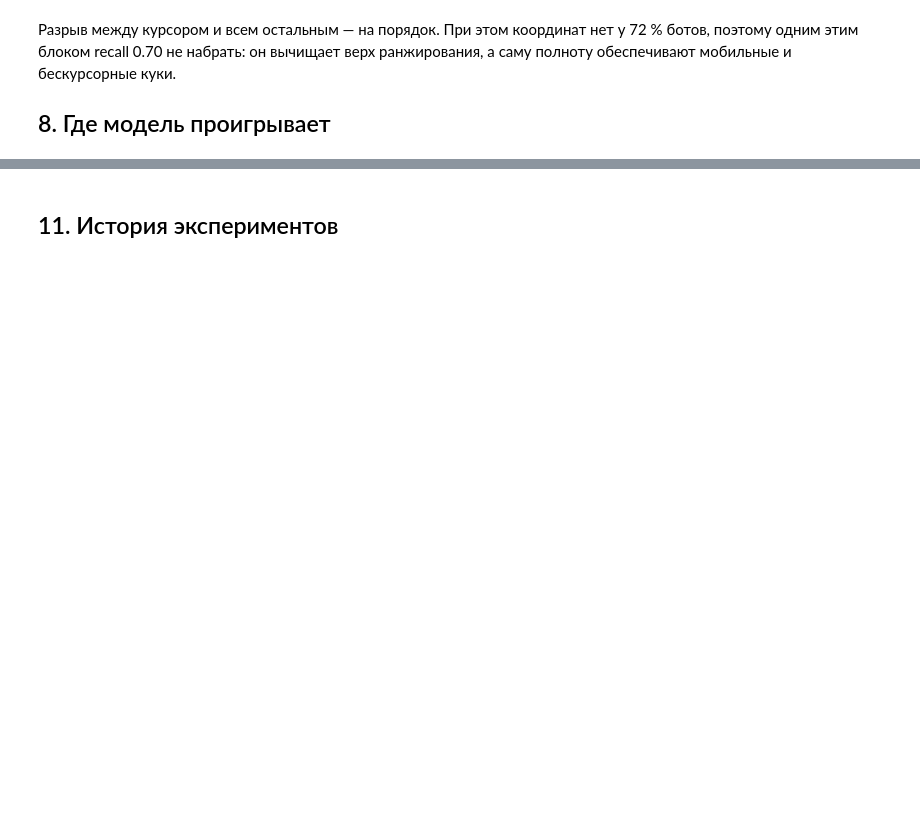
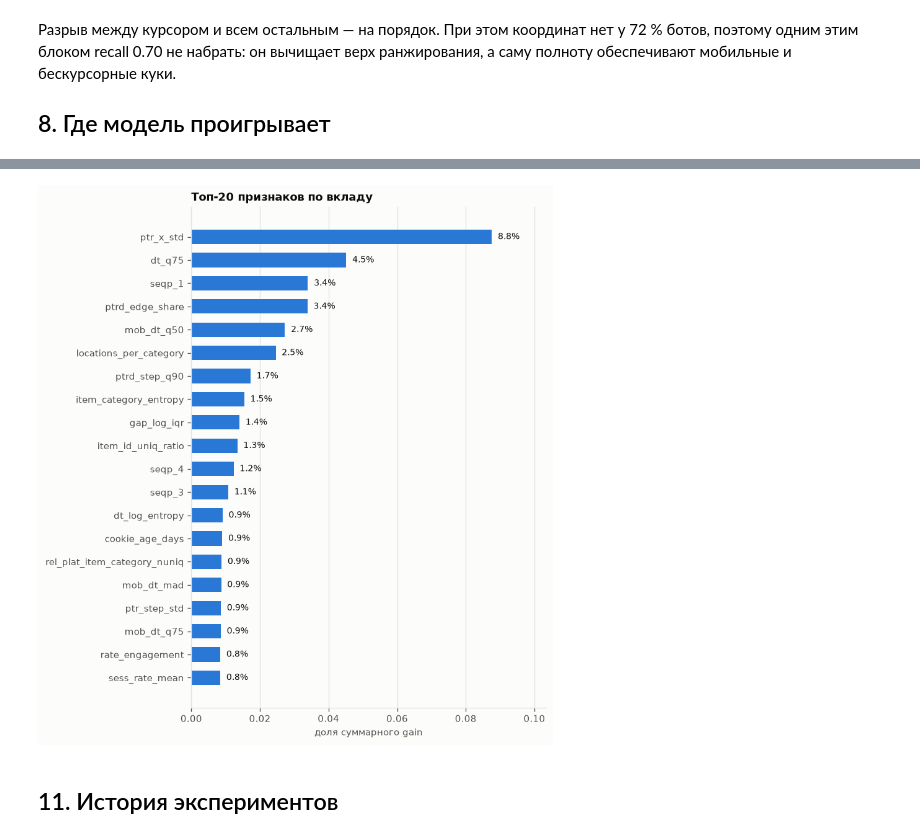
Before and after one commit to dkorbelainen/avito-antibot, a Jupyter notebook: solution.ipynb, the cells around one changed output, grey strips where cells are left out. Saved outputs shown, nothing was run; the diff lists cells and outputs as text; code cells hidden in the pictures; blank space fills up the shorter version.

```diff
--- a/solution.ipynb
+++ b/solution.ipynb
@@ -315,10 +449,12 @@ plots.pr_curve(y, oof_blend);
 # %%
 from src.model import feature_gain
 
 gains = sum(
-    feature_gain(specs["lgb"], x, y, seed=config.SEED + offset) for offset in range(3)
+    feature_gain(spec, x, y, seed=config.SEED + offset) for offset in range(3)
 ).sort_values(ascending=False)
 plots.importances(gains, top=20);
+# %% [output]
+[figure, added]
 # %% [markdown]
 ## 11. История экспериментов
 # %%
```
Also changed, not shown: parts of 19 cells of this notebook, 4 other files.
